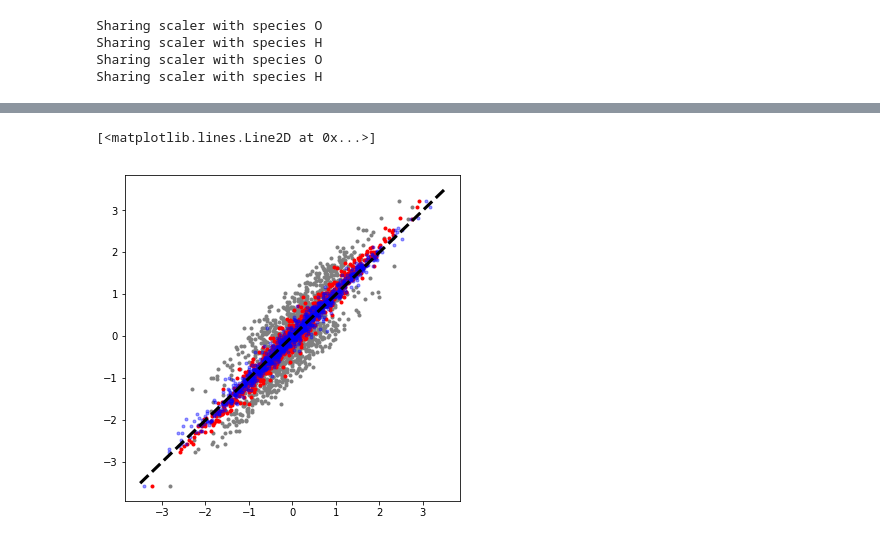
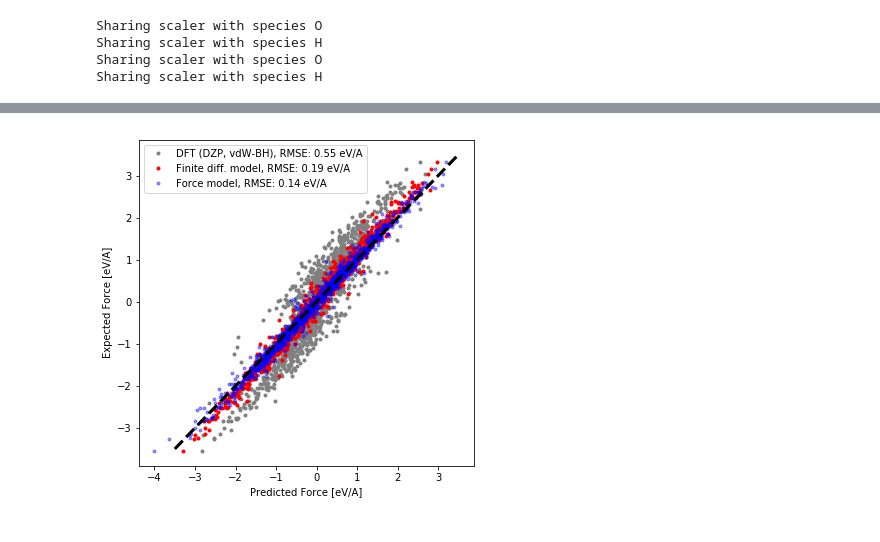
Before and after one commit to semodi/mlcf, a Jupyter notebook: analysis/test_forces.ipynb, the cells around one changed output, grey strips where cells are left out. Saved outputs shown, nothing was run; the diff lists cells and outputs as text; code cells hidden in the pictures.

Commit message:
finite diff. forces

```diff
--- a/analysis/test_forces.ipynb
+++ b/analysis/test_forces.ipynb
@@ -13,9 +14,9 @@ feat_getter = h2o.DescriptorGetter()
 # %% [output]
 Warning: running without ipcluster
 # %%
-coords = xcml.find_coords('../test_run/siesta/H2O.out')
+coords = xcml.find_coords('../test_run_2/siesta/H2O.out')
 # %%
-forces_siesta = xcml.find_forces('../test_run/siesta/H2O.out')
+forces_siesta = xcml.find_forces('../test_run_2/siesta/H2O.out')
 # %%
 features = feat_getter.get_features(coords)
 # %%
@@ -61,9 +66,21 @@ array([[-0.347306, -0.350034,  0.725992],
 # %%
 figsize(6,6)
-plot(forces_siesta, atoms.get_forces(), ls = '', marker = '.', color = 'grey')
-plot(forces_siesta - force_corr_dz.reshape(-1,3), atoms.get_forces(), ls = '', marker = '.', color = 'red')
-plot(forces_siesta - force_corr, atoms.get_forces(), ls = '', marker = '.', color = 'blue', alpha = 0.4)
+rms_siesta = np.sqrt(np.mean((forces_siesta - atoms.get_forces())**2))
+rms_corr_dz = np.sqrt(np.mean((forces_siesta- force_corr_dz.reshape(-1,3) - atoms.get_forces())**2))
+rms_corr = np.sqrt(np.mean((forces_siesta  - force_corr -atoms.get_forces())**2))
+
+plot(forces_siesta.flatten(), atoms.get_forces().flatten(), ls = '', marker = '.', color = 'grey',
+    label = 'DFT (DZP, vdW-BH), RMSE: {:.2f} eV/A'.format(rms_siesta))
+plot((forces_siesta - force_corr_dz.reshape(-1,3)).flatten(), atoms.get_forces().flatten(), ls = '', marker = '.',
+     color = 'red', label = 'Finite diff. model, RMSE: {:.2f} eV/A'.format(rms_corr_dz))
+plot((forces_siesta - force_corr).flatten(), atoms.get_forces().flatten(),
+     ls = '', marker = '.', color = 'blue', alpha = 0.4,
+    label = 'Force model, RMSE: {:.2f} eV/A'.format(rms_corr))
 plot([-3.5,3.5],[-3.5,3.5], color = 'black', ls ='--', lw = 3.1)
+legend()
+xlabel('Predicted Force [eV/A]')
+ylabel('Expected Force [eV/A]')
+savefig('force_128.pdf')
+savefig('force_128.eps')
 # %% [output]
-[<matplotlib.lines.Line2D at 0x...>]
-[figure, old version]
+[figure, new version]
```
Also changed, not shown: parts of 27 cells of this notebook, 2 other files.
